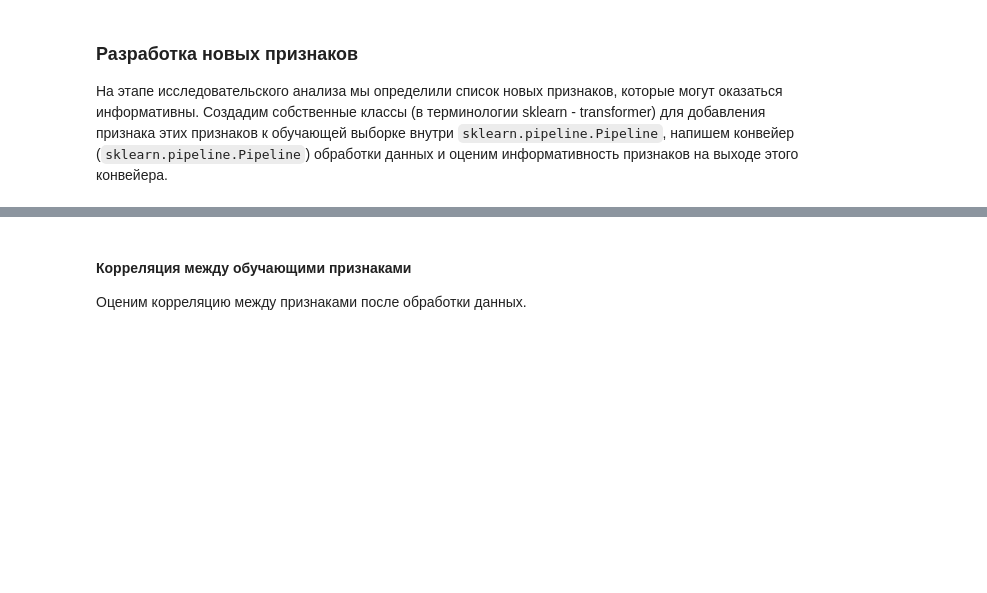
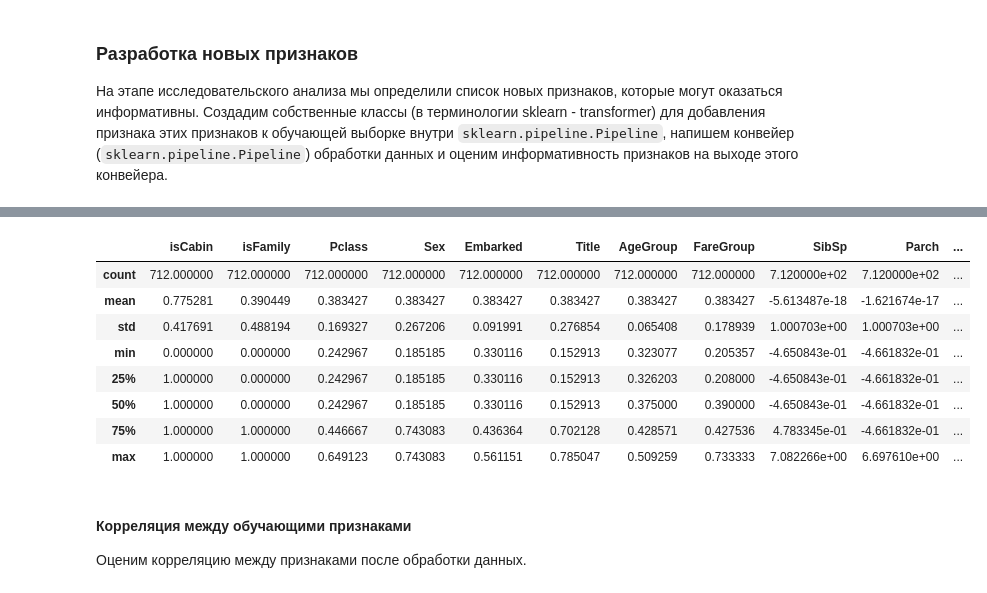
Before and after one commit to AlekseiBogachev/Titanic-Machine-Learning-from-Disaster, a Jupyter notebook: sources/Titanic-Machine-Learning-from-Disaster.ipynb, the cells around one changed output, grey strips where cells are left out. Cells and saved outputs as stored; diff of their text form; code cells hidden in the pictures; blank space fills up the shorter version.

```diff
--- a/sources/Titanic-Machine-Learning-from-Disaster.ipynb
+++ b/sources/Titanic-Machine-Learning-from-Disaster.ipynb
@@ -1223,3 +1175,15 @@ X_train.head(10)
+# %%
+df.describe()
+# %% [output]
+|  | isCabin | isFamily | Pclass | Sex | Embarked | Title | AgeGroup | FareGroup | SibSp | Parch | ... |
+| count | 712.000000 | 712.000000 | 712.000000 | 712.000000 | 712.000000 | 712.000000 | 712.000000 | 712.000000 | 7.120000e+02 | 7.120000e+02 | ... |
+| mean | 0.775281 | 0.390449 | 0.383427 | 0.383427 | 0.383427 | 0.383427 | 0.383427 | 0.383427 | -5.613487e-18 | -1.621674e-17 | ... |
+| std | 0.417691 | 0.488194 | 0.169327 | 0.267206 | 0.091991 | 0.276854 | 0.065408 | 0.178939 | 1.000703e+00 | 1.000703e+00 | ... |
+| min | 0.000000 | 0.000000 | 0.242967 | 0.185185 | 0.330116 | 0.152913 | 0.323077 | 0.205357 | -4.650843e-01 | -4.661832e-01 | ... |
+| 25% | 1.000000 | 0.000000 | 0.242967 | 0.185185 | 0.330116 | 0.152913 | 0.326203 | 0.208000 | -4.650843e-01 | -4.661832e-01 | ... |
+| 50% | 1.000000 | 0.000000 | 0.242967 | 0.185185 | 0.330116 | 0.152913 | 0.375000 | 0.390000 | -4.650843e-01 | -4.661832e-01 | ... |
+| 75% | 1.000000 | 1.000000 | 0.446667 | 0.743083 | 0.436364 | 0.702128 | 0.428571 | 0.427536 | 4.783345e-01 | -4.661832e-01 | ... |
+| max | 1.000000 | 1.000000 | 0.649123 | 0.743083 | 0.561151 | 0.785047 | 0.509259 | 0.733333 | 7.082266e+00 | 6.697610e+00 | ... |
 # %% [markdown]
 #### Корреляция между обучающими признаками
 Оценим корреляцию между признаками после обработки данных.
```
Also changed, not shown: parts of 37 cells of this notebook.
